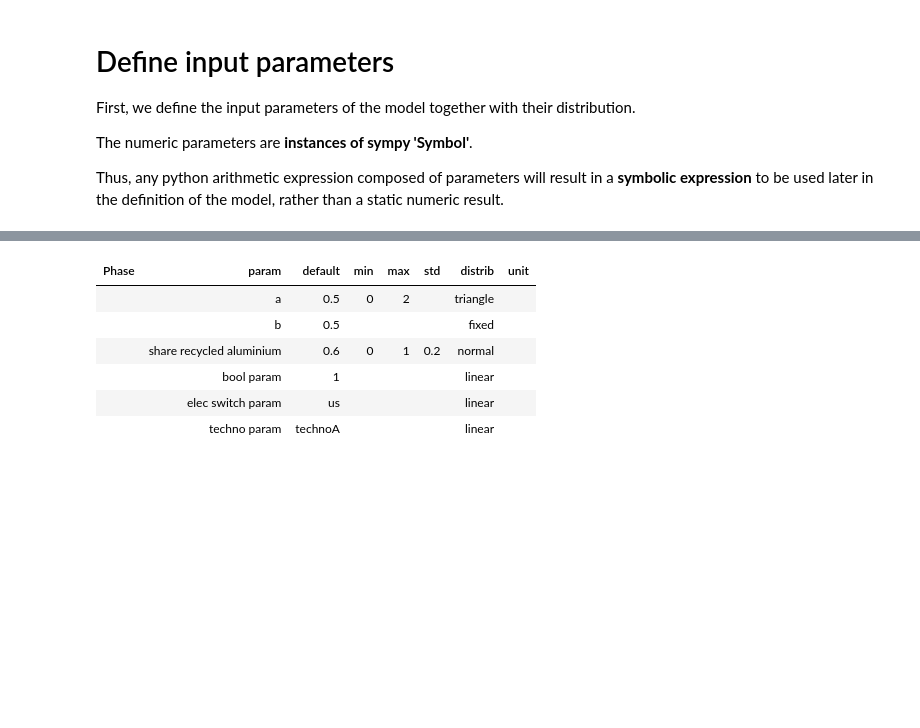
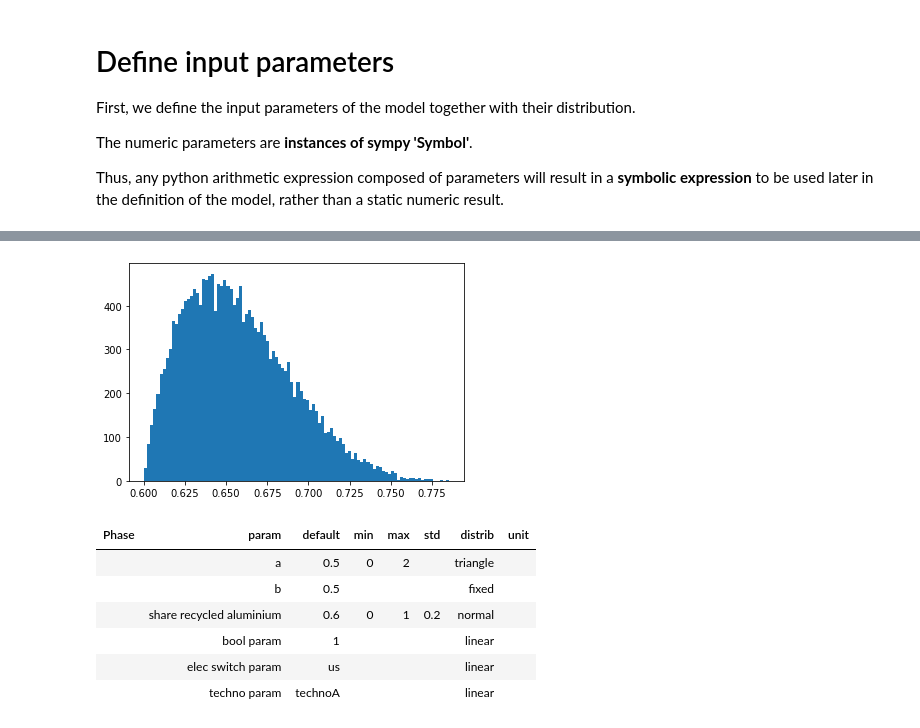
Before and after one commit to oie-mines-paristech/lca_algebraic, a Jupyter notebook: example-notebook.ipynb, the cells around one changed output, grey strips where cells are left out. Saved outputs shown, nothing was run; the diff lists cells and outputs as text; code cells hidden in the pictures; blank space fills up the shorter version.

```diff
--- a/example-notebook.ipynb
+++ b/example-notebook.ipynb
@@ -152,10 +149,19 @@ b = newFloatParam(
     default=0.5, # Fixed if no min /max provided
     description="foo bar")
 
+
 share_recycled_aluminium = newFloatParam(
     'share_recycled_aluminium',
     default=0.6, min=0, max=1, std=0.2, distrib=DistributionType.NORMAL, # Normal distrib, with std dev
     description="Share of reycled aluminium")
+
+c = newFloatParam(
+    'c',
+    default=0.6, std=0.2, distrib=DistributionType.LOGNORMAL)
+
+beta = newFloatParam(
+    'beta',
+    default=0.6, std=0.2, a=2, b=5, distrib=DistributionType.BETA)
 
 # You can define boolean parameters, taking only discrete values 0 or 1
 bool_param = newBoolParam(
@@ -184,3 +198,13 @@ techno_param = newEnumParam(
+# %%
+def dist(p) :
+    x = np.random.rand(20000)
+    y = p.rand(x)
+    plt.hist(y, bins=100)
+    plt.show()
+# %%
+dist(beta)
+# %% [output]
+[figure, added]
 # %%
 # List of parameters
 list_parameters()
```
Also changed, not shown: parts of 4 cells of this notebook, 4 other files.
